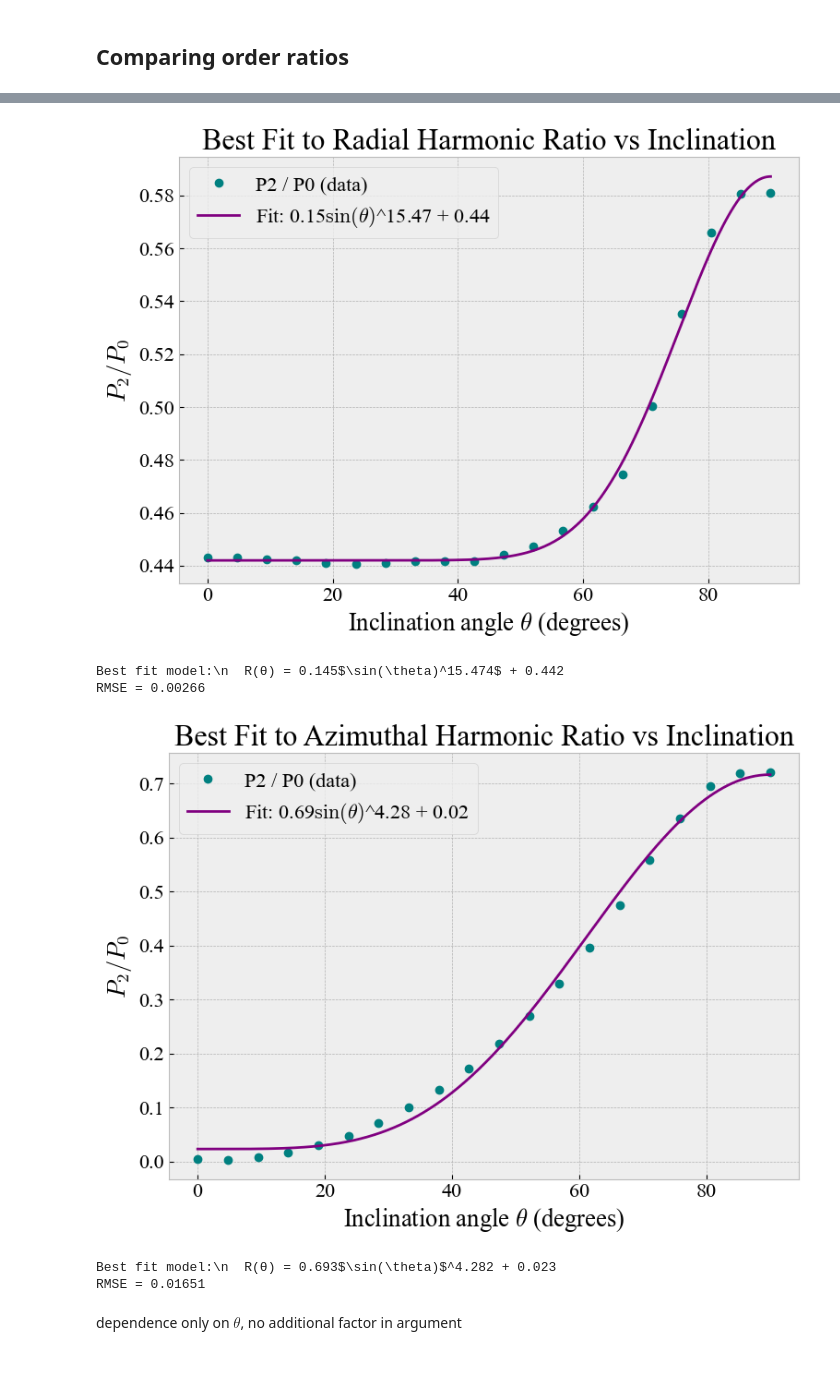
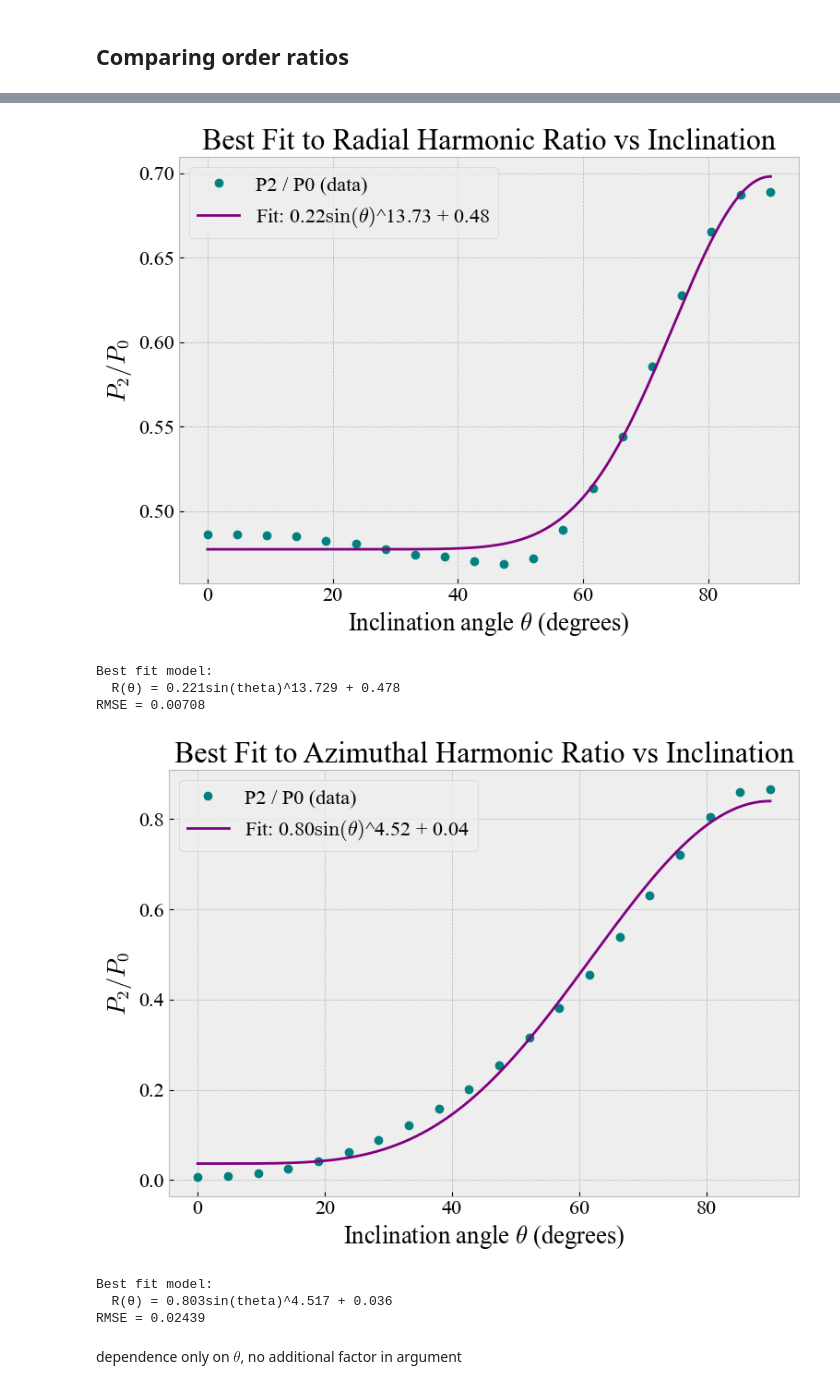
Before and after one commit to michael-petersen/GalaxyIncIinations, a Jupyter notebook: SimulatedGalaxiesAndExpansions.ipynb, the cells around one changed output, grey strips where cells are left out. Saved outputs shown, nothing was run; the diff lists cells and outputs as text; code cells hidden in the pictures.

Commit message:
Change scale length and additional Ratios

```diff
--- a/SimulatedGalaxiesAndExpansions.ipynb
+++ b/SimulatedGalaxiesAndExpansions.ipynb
@@ -20,7 +20,7 @@ plt.style.use('bmh')
 # DiscModel is in a different file
 from src.DiscModel import DiscGalaxy
 N = 1000000 # number of stars in the disc
-a = 1.0 # a is the scale length of the disc in kpc
+a = 1.5 # a is the scale length of the disc in kpc
 D = DiscGalaxy(N=N,a=a)
 
 """Recall m corresponds to Fourier (azimuthal) modes, n corresponds to Laguerre (radial harmonics) modes."""
@@ -437,7 +437,8 @@ Pm6 = np.array([r["fracm_power"][6] for r in results])
 Rm2 = Pm2 / Pm0
 Rm4 = Pm4 / Pm0
 Rm6 = Pm6 / Pm0 # mode ratio
-
+Rm6_4= Pm6 / Pm4  # ratio of m=6 to m=4
+Rm4_2= Pm4 / Pm2  # ratio of m=4 to m=2
 #Fitting model
 def model(theta_deg, A, C, D):
     theta_rad = np.radians(theta_deg)
@@ -445,38 +446,40 @@ def model(theta_deg, A, C, D):
 
 # Fit the model
 popt, pcov = curve_fit(model, theta_deg, Rm2, p0=[0.5, 2.0, 0.0])
 A_fit, C_fit, D_fit = popt
 
 # Evaluate the fit
 theta_fit = np.linspace(0, 90, 500)
 Rm_fit = model(theta_fit, *popt)
 
 # Compute RMSE
 Rm2_pred = model(theta_deg, *popt)
 rmse = np.sqrt(np.mean((Rm2 - Rm2_pred)**2))
 
 # Plot
 plt.figure(figsize=(8,6))
 plt.plot(theta_deg, Rm2, 'o', label='P2 / P0 (data)', color='teal')
 plt.plot(theta_fit, Rm_fit, '-', label=rf'Fit: {A_fit:.2f}$\sin(\theta)$^{C_fit:.2f} + {D_fit:.2f}', color='purple')
 
 plt.xlabel(r"Inclination angle $\theta$ (degrees)")
 plt.ylabel(r"$P_2 / P_0$")
 plt.title("Best Fit to Azimuthal Harmonic Ratio vs Inclination")
 plt.legend()
 plt.grid(True)
 plt.tight_layout()
 plt.show()
 
 # Print formula and RMSE
 print(f"Best fit model:\n  R(θ) = {A_fit:.3f}sin(theta)^{C_fit:.3f} + {D_fit:.3f}")
 print(f"RMSE = {rmse:.5f}")
 # %% [output]
-[figure, old version]
+[figure, new version]
-Best fit model:\n  R(θ) = 0.145$\sin(\theta)^15.474$ + 0.442
-RMSE = 0.00266
+Best fit model:
+  R(θ) = 0.221sin(theta)^13.729 + 0.478
+RMSE = 0.00708
-[figure, old version]
+[figure, new version]
-Best fit model:\n  R(θ) = 0.693$\sin(\theta)$^4.282 + 0.023
-RMSE = 0.01651
+Best fit model:
+  R(θ) = 0.803sin(theta)^4.517 + 0.036
+RMSE = 0.02439
 # %% [markdown]
 dependence only on $\theta$, no additional factor in argument
```
Also changed, not shown: parts of 4 cells of this notebook, 1 other file.
